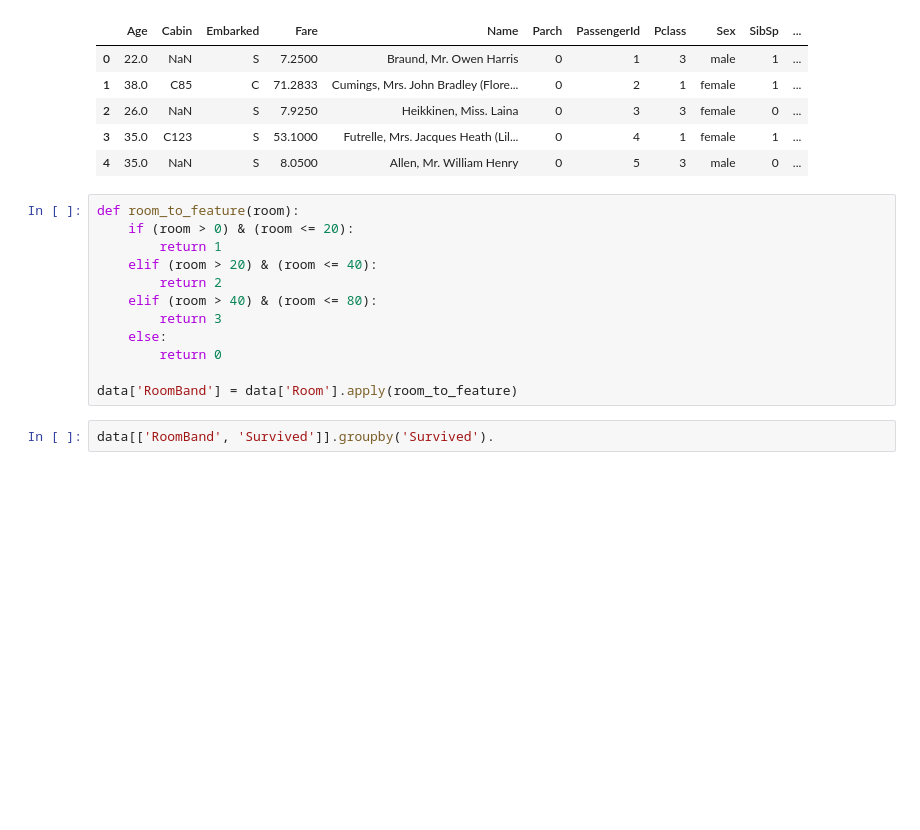
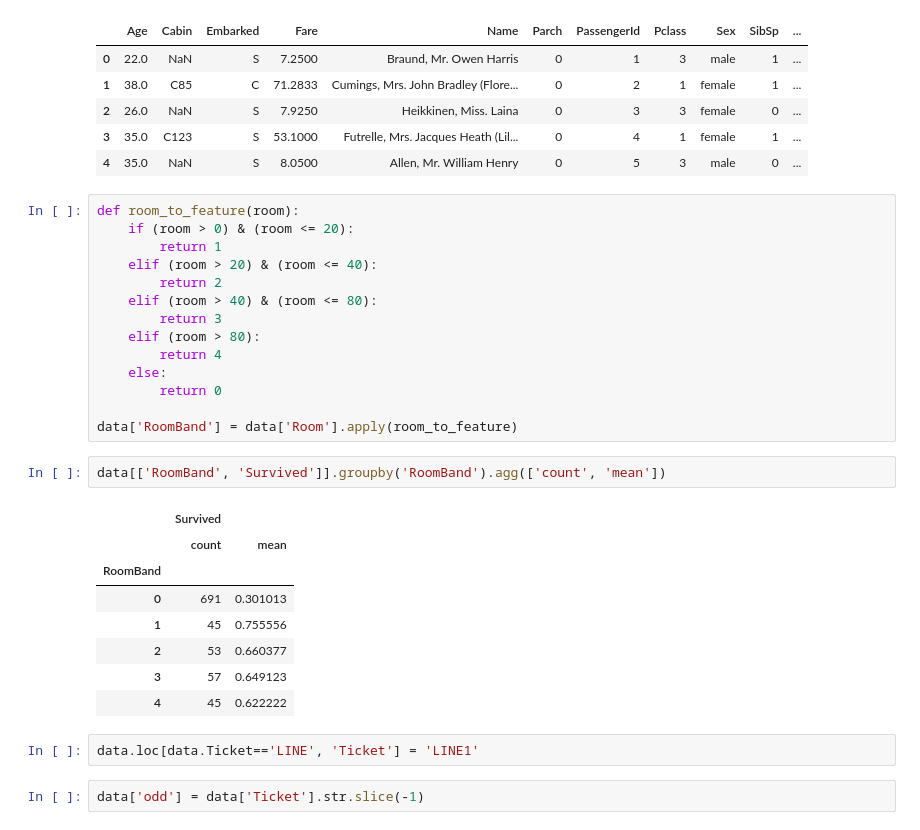
Before and after one commit to aki-06/XGBoost, a Jupyter notebook: XGBoost.ipynb, the cells around one changed output. Saved outputs shown, nothing was run; the diff lists cells and outputs as text; blank space fills up the shorter version.

Commit message:
Ticketの特徴量エンジニアリング2

```diff
--- a/XGBoost.ipynb
+++ b/XGBoost.ipynb
@@ -422,9 +422,24 @@ def room_to_feature(room):
         return 2
     elif (room > 40) & (room <= 80):
         return 3
+    elif (room > 80):
+        return 4
     else:
         return 0
 
 data['RoomBand'] = data['Room'].apply(room_to_feature)
 # %%
-data[['RoomBand', 'Survived']].groupby('Survived').
+data[['RoomBand', 'Survived']].groupby('RoomBand').agg(['count', 'mean'])
+# %% [output]
+|  | Survived |  |
+|  | count | mean |
+| RoomBand |  |  |
+| 0 | 691 | 0.301013 |
+| 1 | 45 | 0.755556 |
+| 2 | 53 | 0.660377 |
+| 3 | 57 | 0.649123 |
+| 4 | 45 | 0.622222 |
+# %%
+data.loc[data.Ticket=='LINE', 'Ticket'] = 'LINE1'
+# %%
+data['odd'] = data['Ticket'].str.slice(-1)
```
